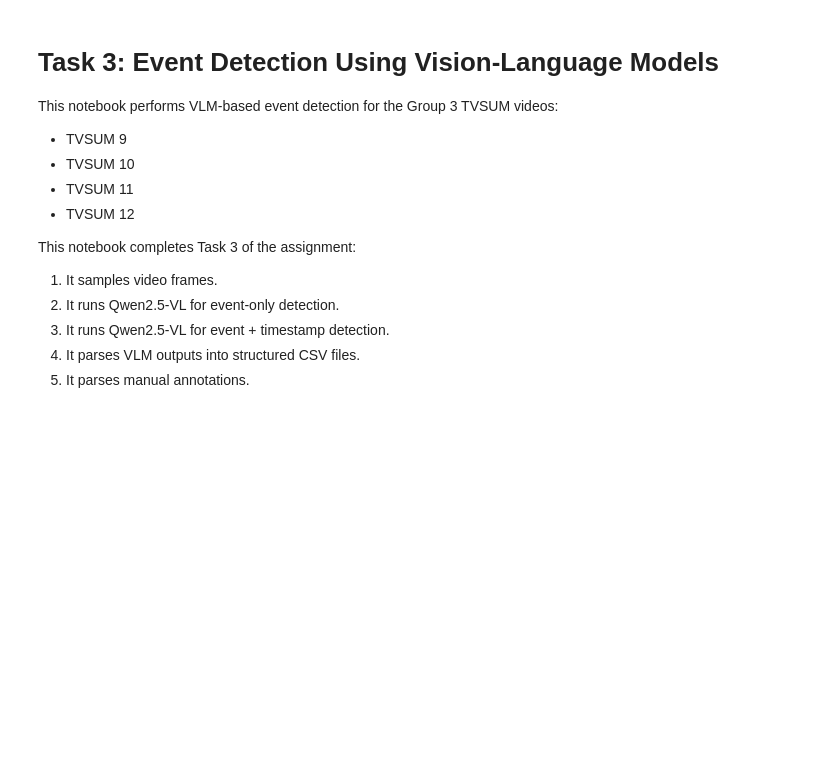
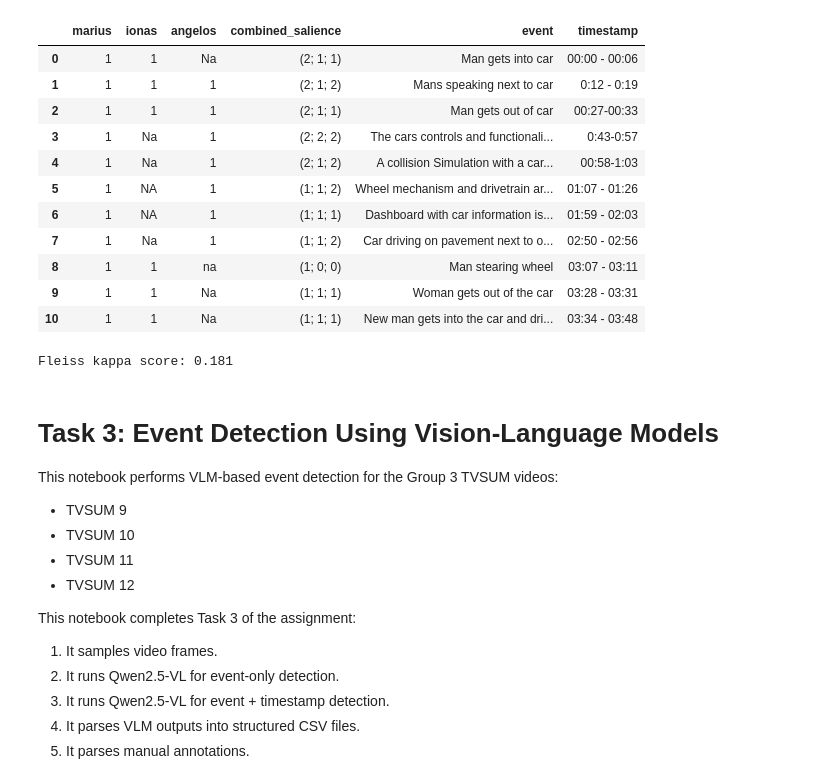
Before and after one commit to AlbinoLoaf/cv_grp3_2026, a Jupyter notebook: vlm_event_detection_group3.ipynb, the cells around one changed output. Saved outputs shown, nothing was run; the diff lists cells and outputs as text; code cells hidden in the pictures; blank space fills up the shorter version.

Commit message:
Fleiss kappa

```diff
--- a/vlm_event_detection_group3.ipynb
+++ b/vlm_event_detection_group3.ipynb
@@ -1,3 +24,45 @@
+# %%
+from sklearn.metrics import cohen_kappa_score
+
+# Cohen Kappa and Fleiss Kappa
+def load_video_annotations(video_path):
+    df = pd.read_csv(video_path)
+    df.columns = ['marius', 'ionas', 'angelos', 'combined_salience', 'event', 'timestamp']
+    display(df)
+
+    return df
+
+def get_fleiss_kappa(video_path):
+    df = load_video_annotations(video_path)
+    new_df = pd.DataFrame(columns = ['score_1', 'score_2', 'score_3'])
+
+    for idx, row in df.iterrows():
+        tmp = row["combined_salience"]
+        subjectivity = tmp[2:-1].split(';')
+
+        new_df.loc[idx] = [float(score) for score in subjectivity]
+
+    kappa_data, categories = aggregate_raters(new_df)
+    kappa = fleiss_kappa(kappa_data, method="fleiss")
+    print(f"Fleiss kappa score: {kappa:.3f}")
+
+
+video_path1 = "annotations/03-TVSUM-Video_09-combined.txt"
+get_fleiss_kappa(video_path1)
+# %% [output]
+|  | marius | ionas | angelos | combined_salience | event | timestamp |
+| 0 | 1 | 1 | Na | (2; 1; 1) | Man gets into car | 00:00 - 00:06 |
+| 1 | 1 | 1 | 1 | (2; 1; 2) | Mans speaking next to car | 0:12 - 0:19 |
+| 2 | 1 | 1 | 1 | (2; 1; 1) | Man gets out of car | 00:27-00:33 |
+| 3 | 1 | Na | 1 | (2; 2; 2) | The cars controls and functionali... | 0:43-0:57 |
+| 4 | 1 | Na | 1 | (2; 1; 2) | A collision Simulation with a car... | 00:58-1:03 |
+| 5 | 1 | NA | 1 | (1; 1; 2) | Wheel mechanism and drivetrain ar... | 01:07 - 01:26 |
+| 6 | 1 | NA | 1 | (1; 1; 1) | Dashboard with car information is... | 01:59 - 02:03 |
+| 7 | 1 | Na | 1 | (1; 1; 2) | Car driving on pavement next to o... | 02:50 - 02:56 |
+| 8 | 1 | 1 | na | (1; 0; 0) | Man stearing wheel | 03:07 - 03:11 |
+| 9 | 1 | 1 | Na | (1; 1; 1) | Woman gets out of the car | 03:28 - 03:31 |
+| 10 | 1 | 1 | Na | (1; 1; 1) | New man gets into the car and dri... | 03:34 - 03:48 |
+Fleiss kappa score: 0.181
 # %% [markdown]
 # Task 3: Event Detection Using Vision-Language Models
 
```
Also changed, not shown: parts of 23 cells of this notebook, 1 other file.
